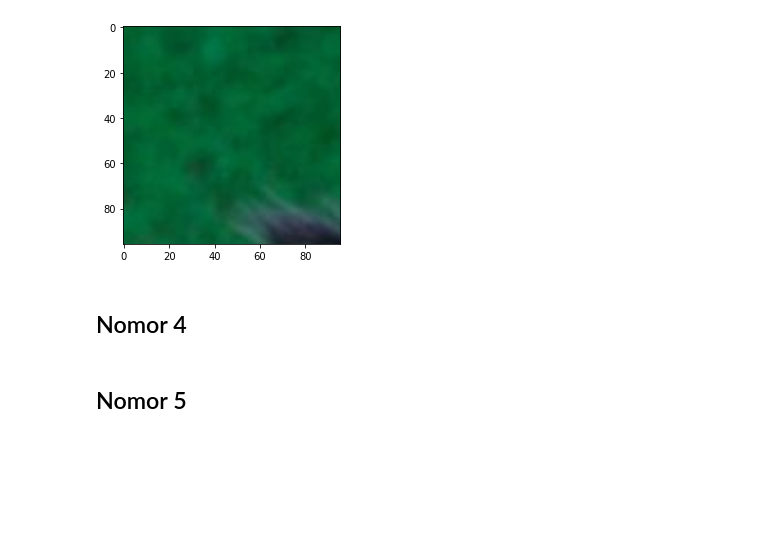
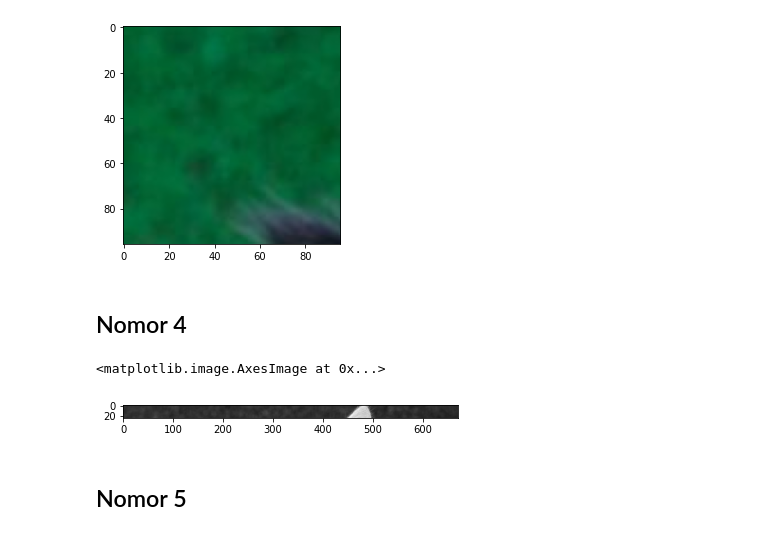
Before and after one commit to AchmadWibawa/PCVK, a Jupyter notebook: Week2.ipynb, the cells around one changed output. Cells and saved outputs as stored; diff of their text form; code cells hidden in the pictures; blank space fills up the shorter version.

```diff
--- a/Week2.ipynb
+++ b/Week2.ipynb
@@ -195,5 +195,16 @@ plt.imshow(img9)
 [figure]
 # %% [markdown]
 ## Nomor 4
+# %%
+img9 = img
+
+blue, green, red = cv.split(img9)
+
+red = cv.merge([red, red, red])
+
+plt.imshow(red[5:30])
+# %% [output]
+<matplotlib.image.AxesImage at 0x...>
+[figure, added]
 # %% [markdown]
 ## Nomor 5
```
Also changed, not shown: parts of 4 cells of this notebook.
